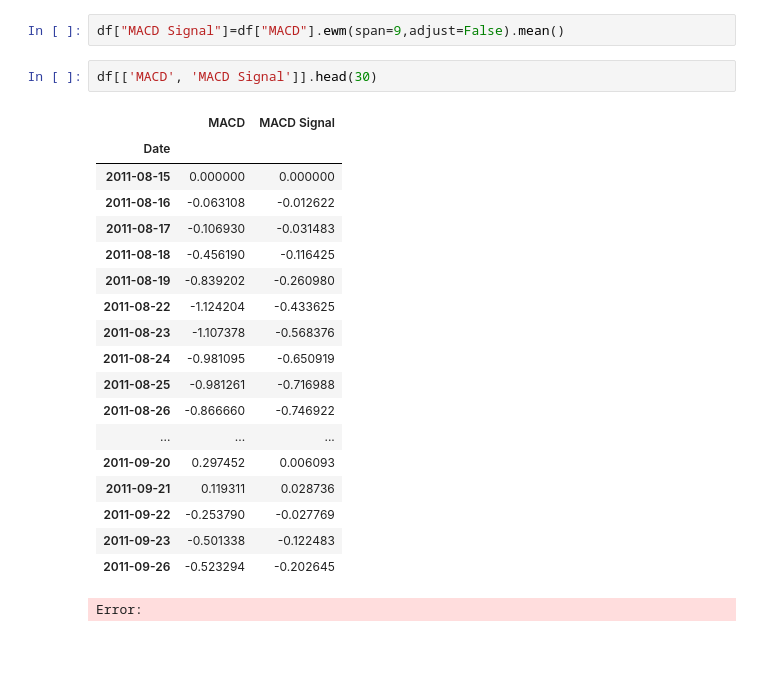
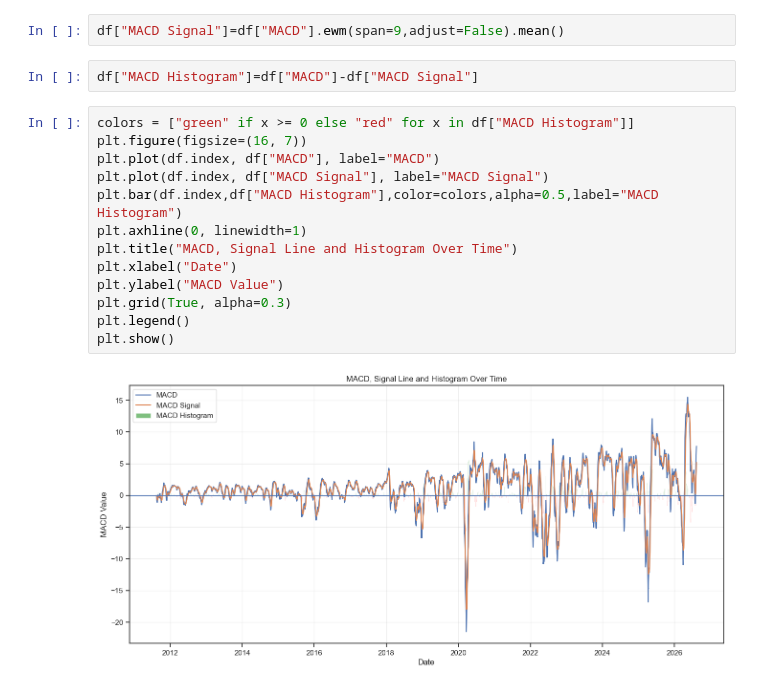
Before and after one commit to Junaid-Haider/Stock-Price-Direction-Predictor, a Jupyter notebook: notebooks/analysis.ipynb, the cells around one changed output. Drawn from its saved outputs; the diff is of its cells as text; blank space fills up the shorter version.

```diff
--- a/notebooks/analysis.ipynb
+++ b/notebooks/analysis.ipynb
@@ -438,25 +438,20 @@ df["EMA 26"]=df["Close"].ewm(span=26,adjust=False).mean()
 df["MACD"]=df["EMA 12"]-df["EMA 26"]
 # %%
 df["MACD Signal"]=df["MACD"].ewm(span=9,adjust=False).mean()
-# %%
-df[['MACD', 'MACD Signal']].head(30)
-# %% [output]
-|  | MACD | MACD Signal |
-| Date |  |  |
-| 2011-08-15 | 0.000000 | 0.000000 |
-| 2011-08-16 | -0.063108 | -0.012622 |
-| 2011-08-17 | -0.106930 | -0.031483 |
-| 2011-08-18 | -0.456190 | -0.116425 |
-| 2011-08-19 | -0.839202 | -0.260980 |
-| 2011-08-22 | -1.124204 | -0.433625 |
-| 2011-08-23 | -1.107378 | -0.568376 |
-| 2011-08-24 | -0.981095 | -0.650919 |
-| 2011-08-25 | -0.981261 | -0.716988 |
-| 2011-08-26 | -0.866660 | -0.746922 |
-| ... | ... | ... |
-| 2011-09-20 | 0.297452 | 0.006093 |
-| 2011-09-21 | 0.119311 | 0.028736 |
-| 2011-09-22 | -0.253790 | -0.027769 |
-| 2011-09-23 | -0.501338 | -0.122483 |
-| 2011-09-26 | -0.523294 | -0.202645 |
-Error:
+# %%
+df["MACD Histogram"]=df["MACD"]-df["MACD Signal"]
+# %%
+colors = ["green" if x >= 0 else "red" for x in df["MACD Histogram"]]
+plt.figure(figsize=(16, 7))
+plt.plot(df.index, df["MACD"], label="MACD")
+plt.plot(df.index, df["MACD Signal"], label="MACD Signal")
+plt.bar(df.index,df["MACD Histogram"],color=colors,alpha=0.5,label="MACD Histogram")
+plt.axhline(0, linewidth=1)
+plt.title("MACD, Signal Line and Histogram Over Time")
+plt.xlabel("Date")
+plt.ylabel("MACD Value")
+plt.grid(True, alpha=0.3)
+plt.legend()
+plt.show()
+# %% [output]
+[figure, added]
```
Also changed, not shown: parts of 22 cells of this notebook.
